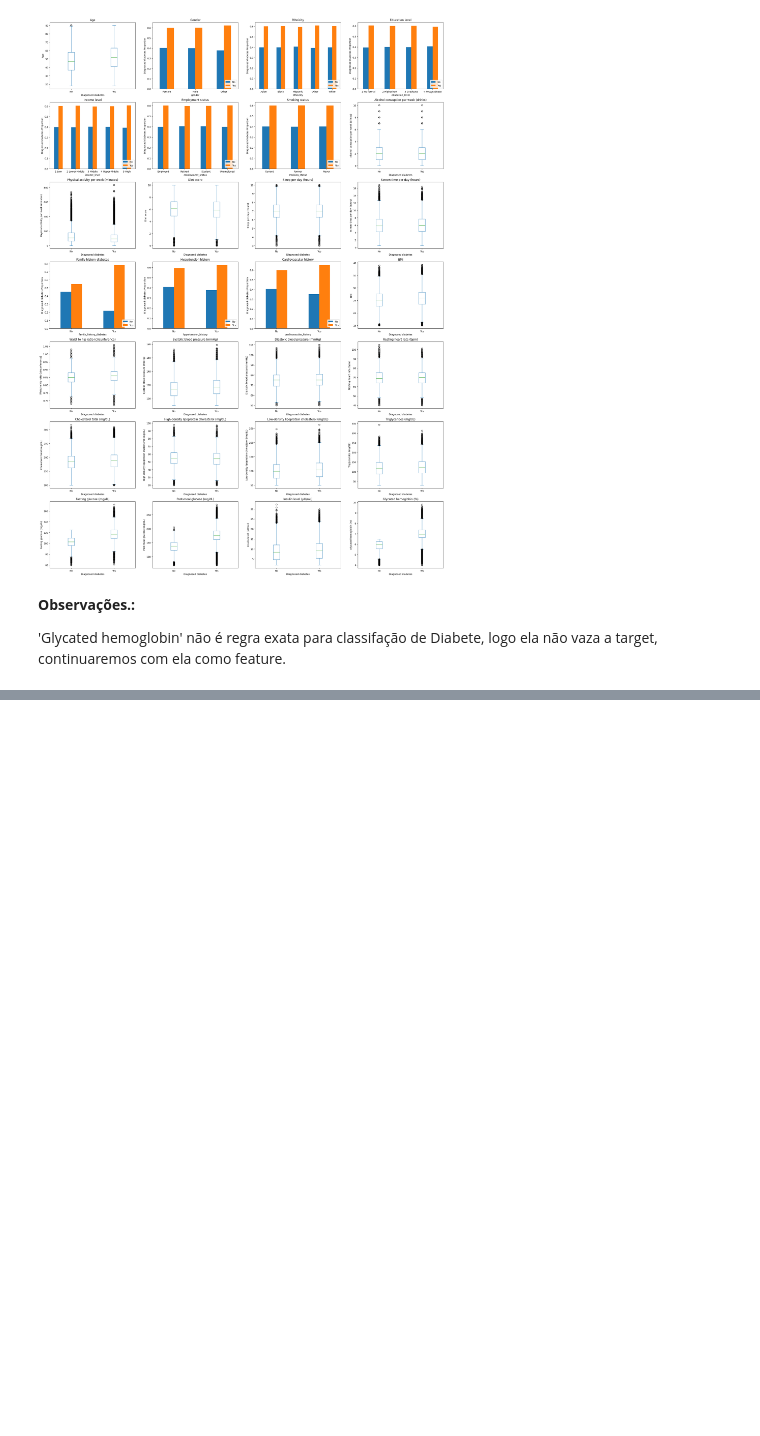
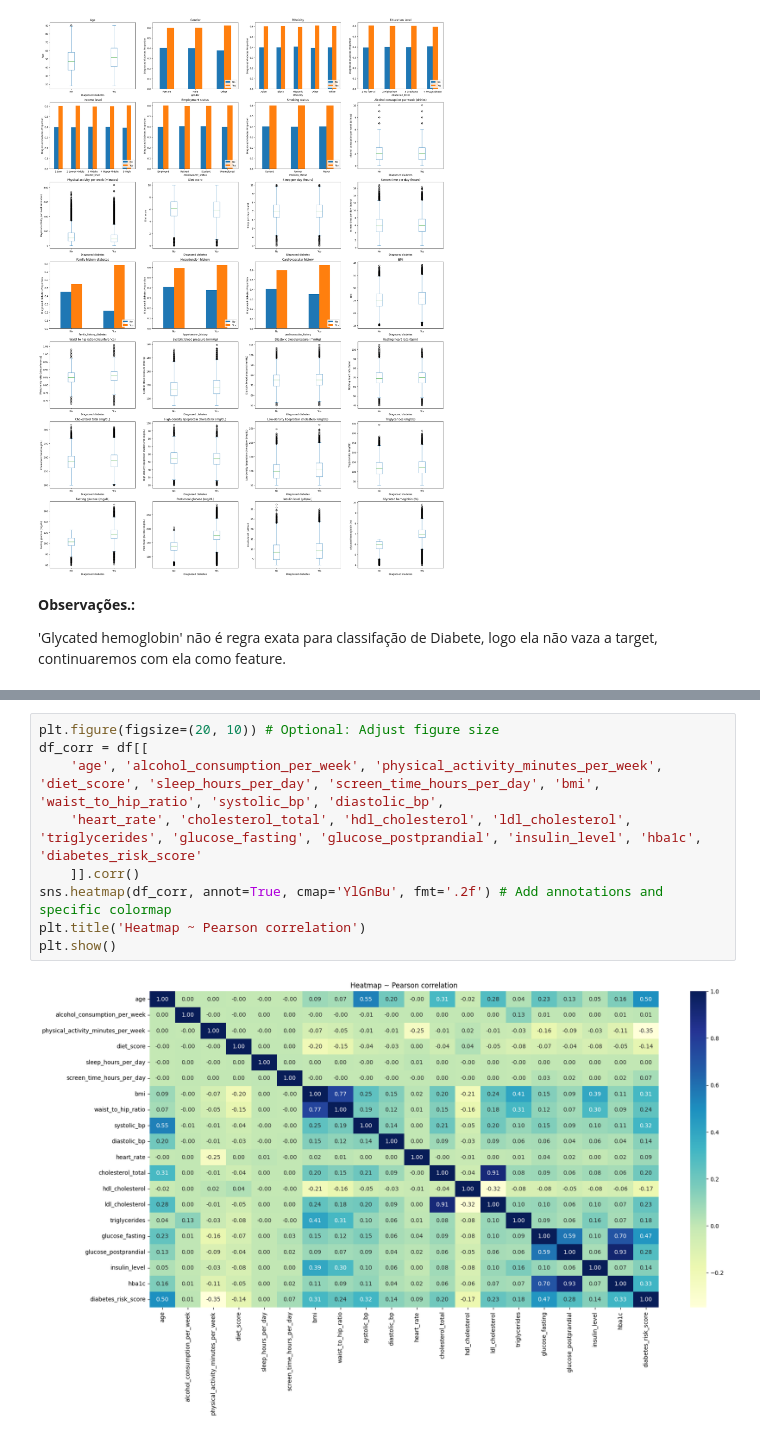
Before and after one commit to richardsantino/diabete-prediction, a Jupyter notebook: diabetes_prediction.ipynb, the cells around one changed output, grey strips where cells are left out. Drawn from its saved outputs; the diff is of its cells as text; blank space fills up the shorter version.

```diff
--- a/diabetes_prediction.ipynb
+++ b/diabetes_prediction.ipynb
@@ -535,0 +477,11 @@ p-value: 0.09880536552392974
+# %%
+plt.figure(figsize=(20, 10)) # Optional: Adjust figure size
+df_corr = df[[
+    'age', 'alcohol_consumption_per_week', 'physical_activity_minutes_per_week', 'diet_score', 'sleep_hours_per_day', 'screen_time_hours_per_day', 'bmi', 'waist_to_hip_ratio', 'systolic_bp', 'diastolic_bp',
+    'heart_rate', 'cholesterol_total', 'hdl_cholesterol', 'ldl_cholesterol', 'triglycerides', 'glucose_fasting', 'glucose_postprandial', 'insulin_level', 'hba1c', 'diabetes_risk_score'
+    ]].corr()
+sns.heatmap(df_corr, annot=True, cmap='YlGnBu', fmt='.2f') # Add annotations and specific colormap
+plt.title('Heatmap ~ Pearson correlation')
+plt.show()
+# %% [output]
+[figure, added]
```
Also changed, not shown: parts of 15 cells of this notebook, 1 other file.
